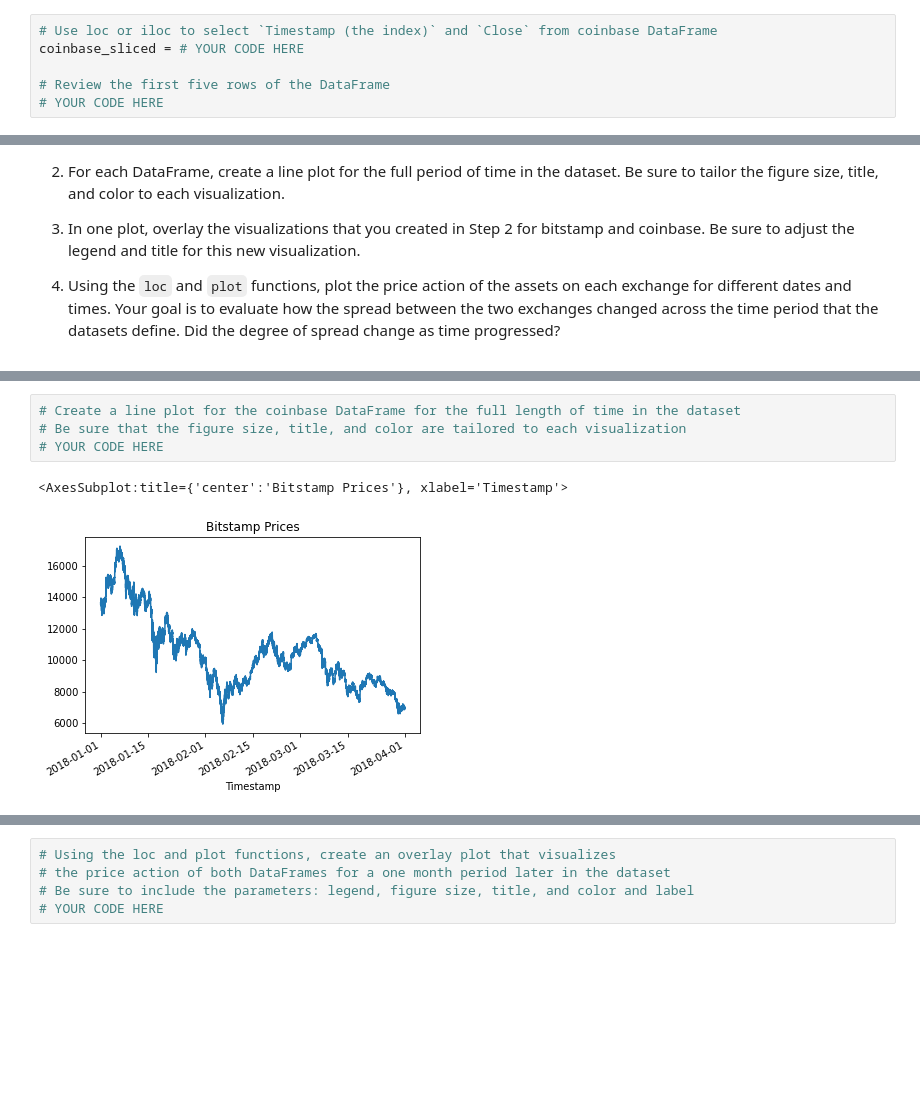
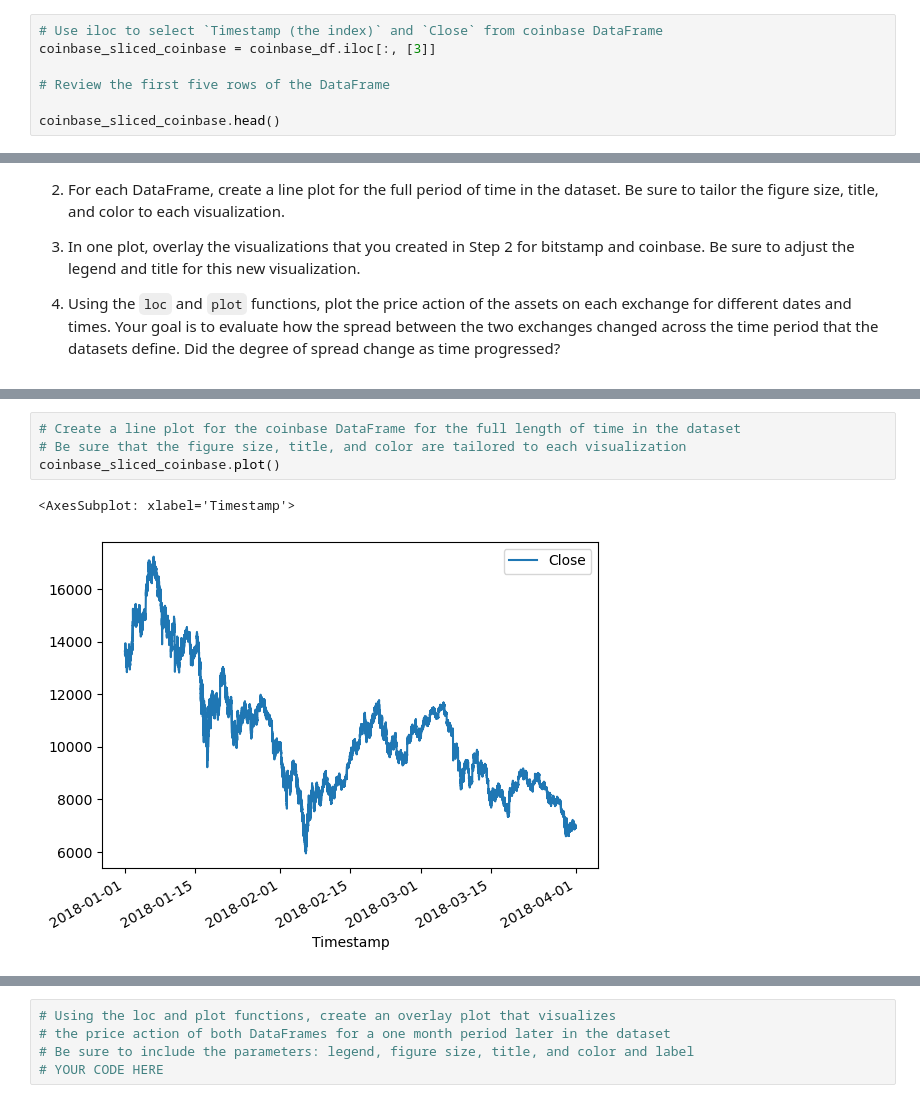
Before and after one commit to Xipilscode/Crypto_arbitrage_analysis-Pandas-, a Jupyter notebook: crypto_arbitrage.ipynb, the cells around one changed output, grey strips where cells are left out. Drawn from its saved outputs; the diff is of its cells as text; blank space fills up the shorter version.

```diff
--- a/crypto_arbitrage.ipynb
+++ b/crypto_arbitrage.ipynb
@@ -226,11 +239,12 @@ bitstamp_sliced = # YOUR CODE HERE
 | 2018-01-01 00:03:00 | 13639.09 |
 | 2018-01-01 00:04:00 | 13620.00 |
 # %%
-# Use loc or iloc to select `Timestamp (the index)` and `Close` from coinbase DataFrame
-coinbase_sliced = # YOUR CODE HERE
+# Use iloc to select `Timestamp (the index)` and `Close` from coinbase DataFrame
+coinbase_sliced_coinbase = coinbase_df.iloc[:, [3]]
 
 # Review the first five rows of the DataFrame
-# YOUR CODE HERE
+
+coinbase_sliced_coinbase.head()
 # %% [output]
 |  | Close |
 | Timestamp |  |
@@ -287,10 +301,10 @@ Sort through the time series data associated with the bitstamp and coinbase Data
 # %%
 # Create a line plot for the coinbase DataFrame for the full length of time in the dataset
 # Be sure that the figure size, title, and color are tailored to each visualization
-# YOUR CODE HERE
+coinbase_sliced_coinbase.plot()
 # %% [output]
-<AxesSubplot:title={'center':'Bitstamp Prices'}, xlabel='Timestamp'>
+<AxesSubplot: xlabel='Timestamp'>
-[figure, old version]
+[figure, new version]
 # %%
 # Overlay the visualizations for the bitstamp and coinbase DataFrames in one plot
 # The plot should visualize the prices over the full lenth of the dataset
```
Also changed, not shown: parts of 10 cells of this notebook.
